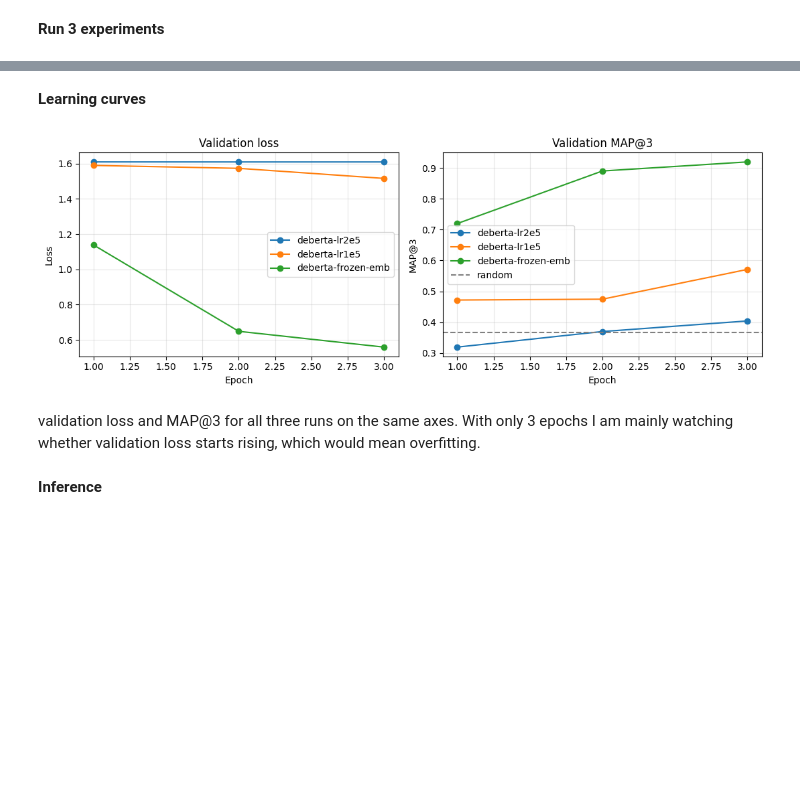
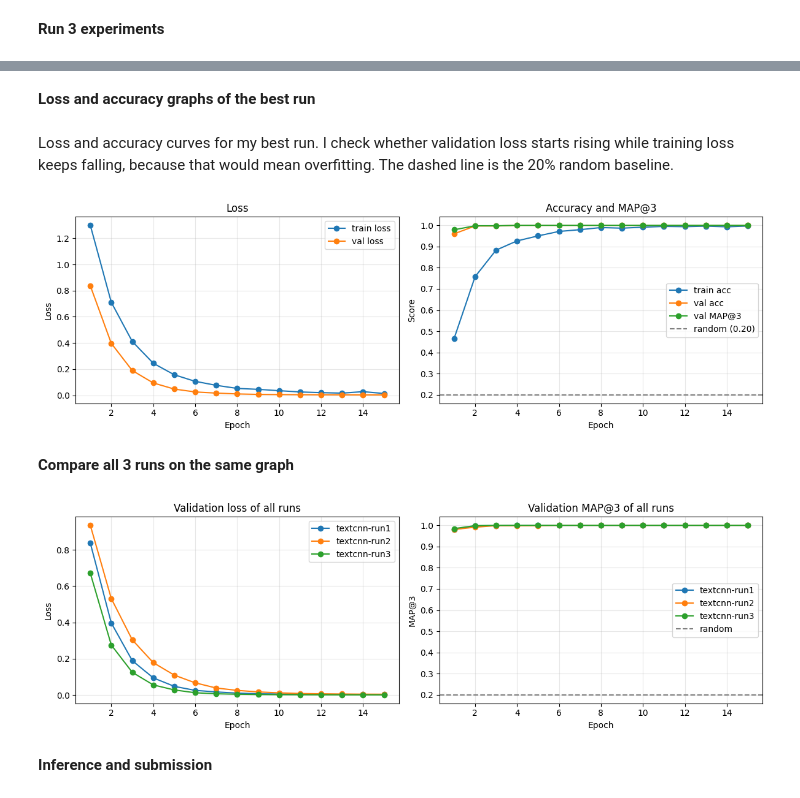
Before and after one commit to 22f1000828/DL-22f1000828-notebook-t22026, a Jupyter notebook: kaggle_notebook.ipynb, the cells around one changed output, grey strips where cells are left out. Saved outputs shown, nothing was run; the diff lists cells and outputs as text; code cells hidden in the pictures; blank space fills up the shorter version.

```diff
--- a/kaggle_notebook.ipynb
+++ b/kaggle_notebook.ipynb
@@ -878,13 +933,48 @@ Best run: deberta-frozen-emb val map3 = 0.92
-# %% [markdown]
-**Learning curves**
+# %% [markdown]
+**Loss and accuracy graphs of the best run**
+# %% [markdown]
+Loss and accuracy curves for my best run. I check whether validation loss starts rising
+while training loss keeps falling, because that would mean overfitting. The dashed line is the
+20% random baseline.
+# %%
+hist = pd.DataFrame(best_run["history"])
+
+plt.figure(figsize=(12, 4))
+
+plt.subplot(1, 2, 1)
+plt.plot(hist["epoch"], hist["train_loss"], marker='o', label="train loss")
+plt.plot(hist["epoch"], hist["val_loss"], marker='o', label="val loss")
+plt.title("Loss")
+plt.xlabel("Epoch")
+plt.ylabel("Loss")
+plt.legend()
+plt.grid(True, alpha=0.3)
+
+plt.subplot(1, 2, 2)
+plt.plot(hist["epoch"], hist["train_acc"], marker='o', label="train acc")
+plt.plot(hist["epoch"], hist["val_acc"], marker='o', label="val acc")
+plt.plot(hist["epoch"], hist["val_map3"], marker='o', label="val MAP@3")
+plt.axhline(0.2, color='gray', linestyle='--', label="random (0.20)")
+plt.title("Accuracy and MAP@3")
+plt.xlabel("Epoch")
+plt.ylabel("Score")
+plt.legend()
+plt.grid(True, alpha=0.3)
+
+plt.tight_layout()
+plt.show()
+# %% [output]
+[figure, added]
+# %% [markdown]
+**Compare all 3 runs on the same graph**
 # %%
-plt.figure(figsize=(11, 4))
+plt.figure(figsize=(12, 4))
 
 plt.subplot(1, 2, 1)
 for r in run_results:
     h = pd.DataFrame(r["history"])
     plt.plot(h["epoch"], h["val_loss"], marker='o', label=r["run_name"])
-plt.title("Validation loss")
+plt.title("Validation loss of all runs")
 plt.xlabel("Epoch")
 plt.ylabel("Loss")
 plt.legend()
@@ -894,8 +984,8 @@ plt.subplot(1, 2, 2)
 for r in run_results:
     h = pd.DataFrame(r["history"])
     plt.plot(h["epoch"], h["val_map3"], marker='o', label=r["run_name"])
-plt.axhline(0.3667, color='gray', linestyle='--', label='random')
-plt.title("Validation MAP@3")
+plt.axhline(0.2, color='gray', linestyle='--', label="random")
+plt.title("Validation MAP@3 of all runs")
 plt.xlabel("Epoch")
 plt.ylabel("MAP@3")
 plt.legend()
@@ -904,9 +994,6 @@ plt.grid(True, alpha=0.3)
 plt.tight_layout()
 plt.show()
 # %% [output]
-[figure, old version]
+[figure, new version]
-# %% [markdown]
-validation loss and MAP@3 for all three runs on the same axes. With only 3 epochs I am
-mainly watching whether validation loss starts rising, which would mean overfitting.
 # %% [markdown]
-**Inference**
+**Inference and submission**
```
Also changed, not shown: parts of 73 cells of this notebook.
